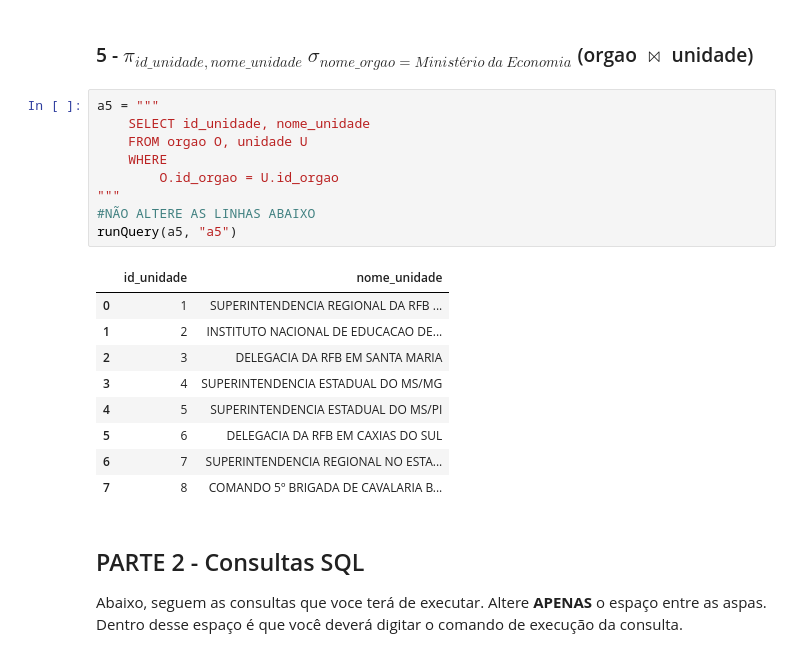
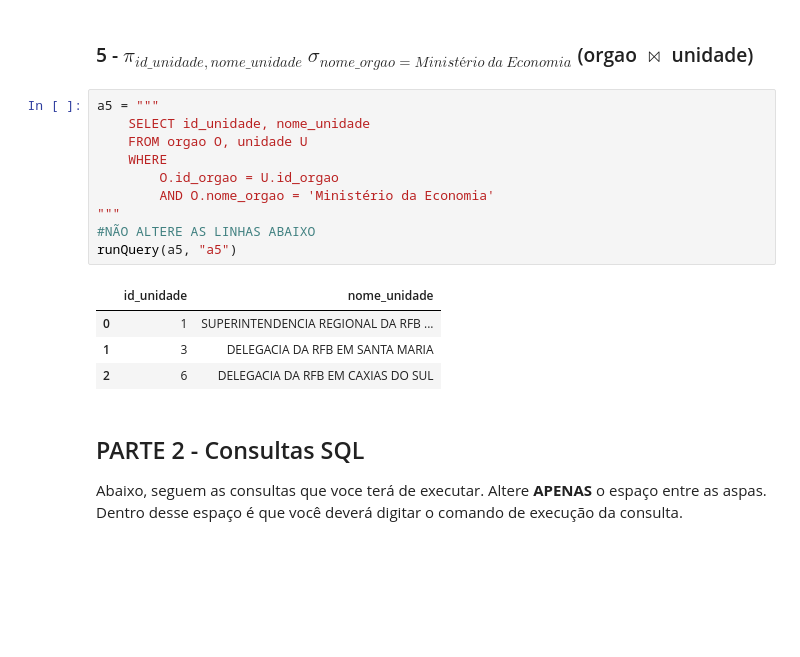
Before and after one commit to bruno-marcelino10/estudos-com-py, a Jupyter notebook: exercícios/Trabalhos Introdução a Banco de Dados/TP1/TP1_2019013155.ipynb, the cells around one changed output. Cells and saved outputs as stored; diff of their text form; blank space fills up the shorter version.

```diff
--- a/exercícios/Trabalhos Introdução a Banco de Dados/TP1/TP1_2019013155.ipynb
+++ b/exercícios/Trabalhos Introdução a Banco de Dados/TP1/TP1_2019013155.ipynb
@@ -258,22 +282,18 @@ runQuery(a4, "a4")
 # %%
 a5 = """
     SELECT id_unidade, nome_unidade
     FROM orgao O, unidade U
     WHERE
         O.id_orgao = U.id_orgao
+        AND O.nome_orgao = 'Ministério da Economia'
 """
 #NÃO ALTERE AS LINHAS ABAIXO
 runQuery(a5, "a5")
 # %% [output]
 |  | id_unidade | nome_unidade |
 | 0 | 1 | SUPERINTENDENCIA REGIONAL DA RFB ... |
-| 1 | 2 | INSTITUTO NACIONAL DE EDUCACAO DE... |
-| 2 | 3 | DELEGACIA DA RFB EM SANTA MARIA |
-| 3 | 4 | SUPERINTENDENCIA ESTADUAL DO MS/MG |
-| 4 | 5 | SUPERINTENDENCIA ESTADUAL DO MS/PI |
-| 5 | 6 | DELEGACIA DA RFB EM CAXIAS DO SUL |
-| 6 | 7 | SUPERINTENDENCIA REGIONAL NO ESTA... |
-| 7 | 8 | COMANDO 5º BRIGADA DE CAVALARIA B... |
+| 1 | 3 | DELEGACIA DA RFB EM SANTA MARIA |
+| 2 | 6 | DELEGACIA DA RFB EM CAXIAS DO SUL |
 # %% [markdown]
 ## PARTE 2 - Consultas SQL
 Abaixo, seguem as consultas que voce terá de executar. Altere **APENAS** o espaço entre as aspas. Dentro desse espaço é que você deverá digitar o comando de execução da consulta.
```
Also changed, not shown: parts of 13 cells of this notebook, 1 other file.
